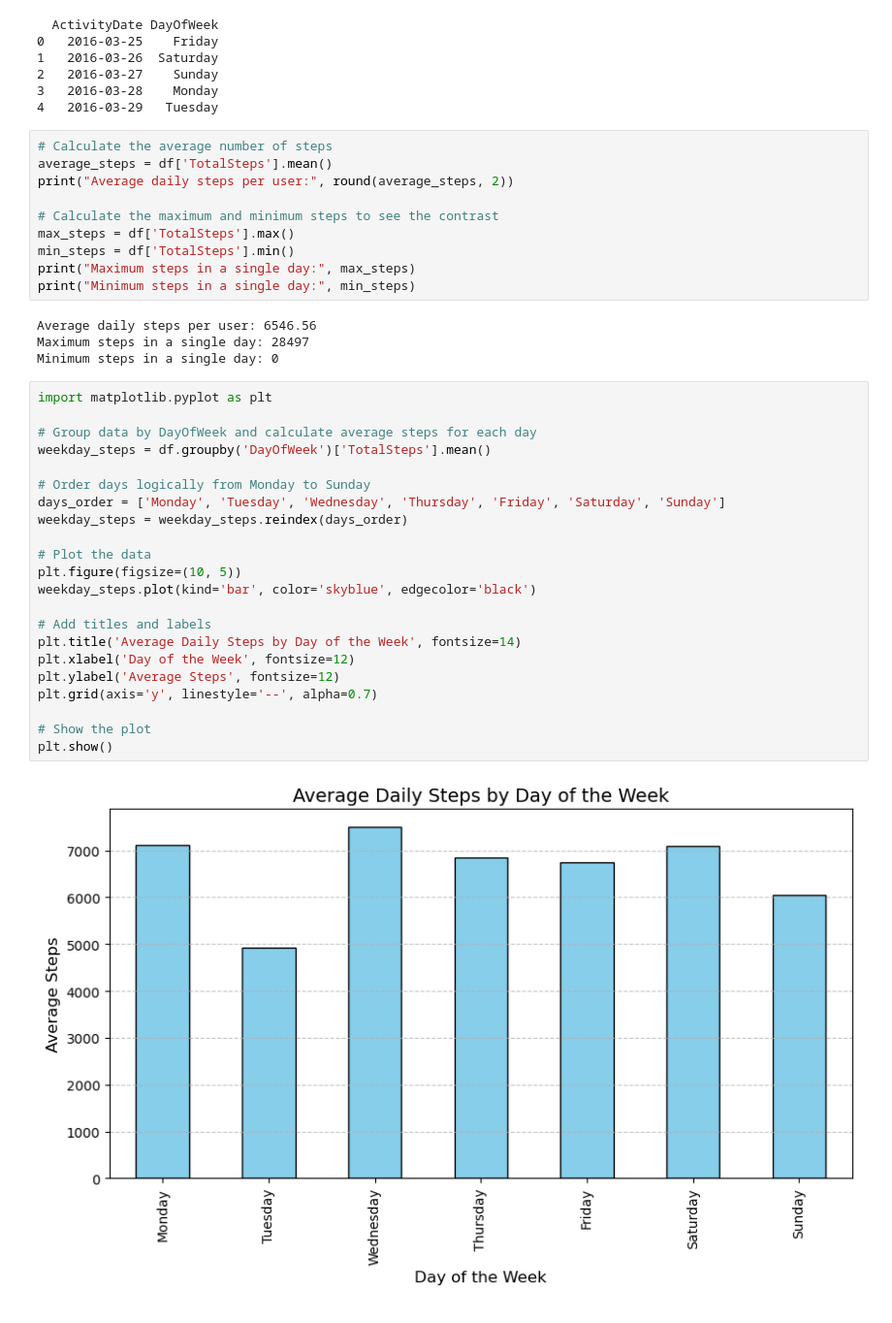
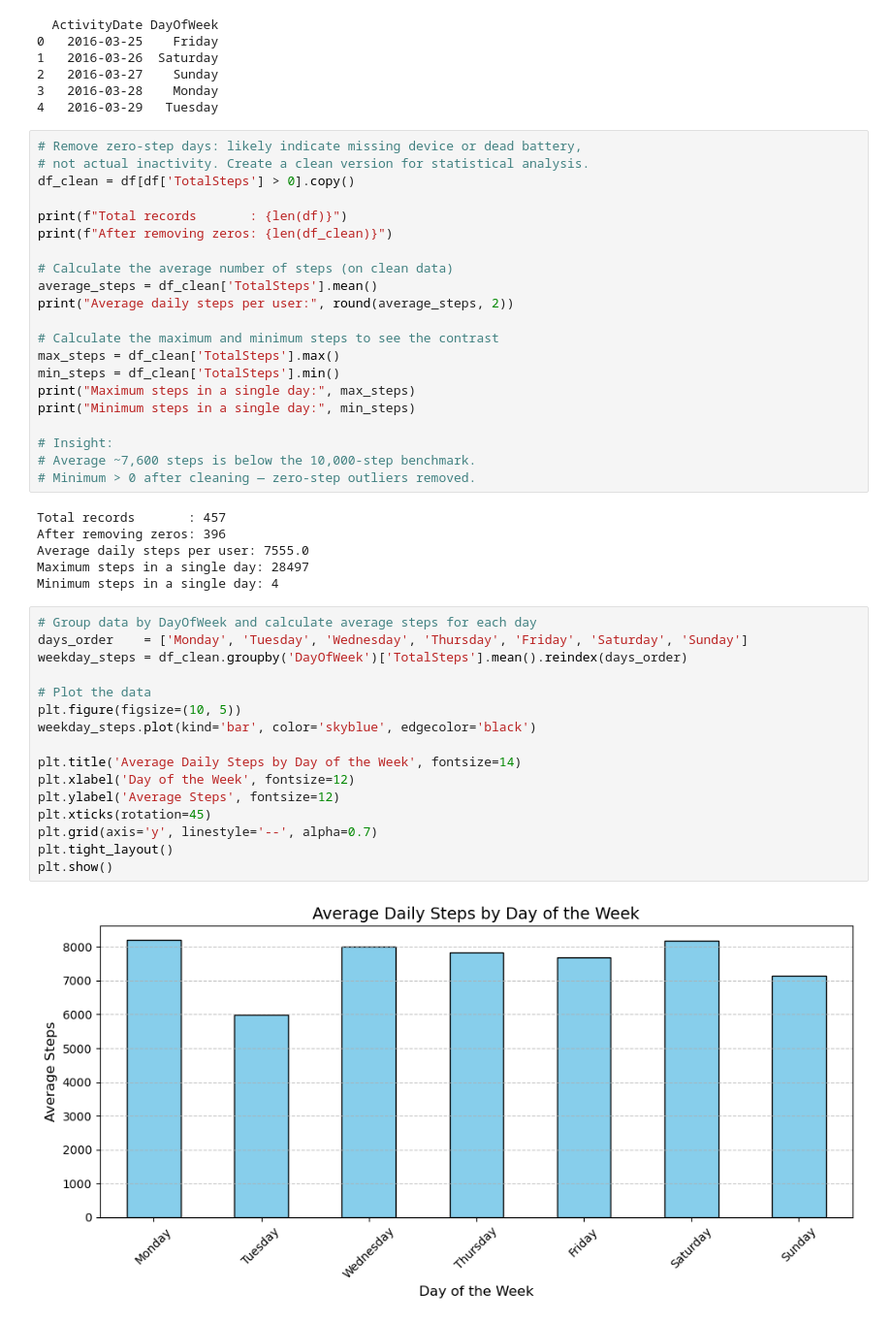
Before and after one commit to EkaterinaS11/bellabeat-fitness-analysis, a Jupyter notebook: 01_Data_Cleaning.ipynb, the cells around one changed output. Shown at 97% size. Drawn from its saved outputs; the diff is of its cells as text.

```diff
--- a/01_Data_Cleaning.ipynb
+++ b/01_Data_Cleaning.ipynb
@@ -97,42 +102,49 @@ print(df[['ActivityDate', 'DayOfWeek']].head())
 3   2016-03-28    Monday
 4   2016-03-29   Tuesday
 # %%
-# Calculate the average number of steps
-average_steps = df['TotalSteps'].mean()
+# Remove zero-step days: likely indicate missing device or dead battery,
+# not actual inactivity. Create a clean version for statistical analysis.
+df_clean = df[df['TotalSteps'] > 0].copy()
+
+print(f"Total records       : {len(df)}")
+print(f"After removing zeros: {len(df_clean)}")
+
+# Calculate the average number of steps (on clean data)
+average_steps = df_clean['TotalSteps'].mean()
 print("Average daily steps per user:", round(average_steps, 2))
 
 # Calculate the maximum and minimum steps to see the contrast
-max_steps = df['TotalSteps'].max()
-min_steps = df['TotalSteps'].min()
+max_steps = df_clean['TotalSteps'].max()
+min_steps = df_clean['TotalSteps'].min()
 print("Maximum steps in a single day:", max_steps)
 print("Minimum steps in a single day:", min_steps)
+
+# Insight:
+# Average ~7,600 steps is below the 10,000-step benchmark.
+# Minimum > 0 after cleaning — zero-step outliers removed.
 # %% [output]
-Average daily steps per user: 6546.56
+Total records       : 457
+After removing zeros: 396
+Average daily steps per user: 7555.0
 Maximum steps in a single day: 28497
-Minimum steps in a single day: 0
+Minimum steps in a single day: 4
 # %%
-import matplotlib.pyplot as plt
-
 # Group data by DayOfWeek and calculate average steps for each day
-weekday_steps = df.groupby('DayOfWeek')['TotalSteps'].mean()
-
-# Order days logically from Monday to Sunday
-days_order = ['Monday', 'Tuesday', 'Wednesday', 'Thursday', 'Friday', 'Saturday', 'Sunday']
-weekday_steps = weekday_steps.reindex(days_order)
+days_order    = ['Monday', 'Tuesday', 'Wednesday', 'Thursday', 'Friday', 'Saturday', 'Sunday']
+weekday_steps = df_clean.groupby('DayOfWeek')['TotalSteps'].mean().reindex(days_order)
 
 # Plot the data
 plt.figure(figsize=(10, 5))
 weekday_steps.plot(kind='bar', color='skyblue', edgecolor='black')
 
-# Add titles and labels
 plt.title('Average Daily Steps by Day of the Week', fontsize=14)
 plt.xlabel('Day of the Week', fontsize=12)
 plt.ylabel('Average Steps', fontsize=12)
+plt.xticks(rotation=45)
 plt.grid(axis='y', linestyle='--', alpha=0.7)
-
-# Show the plot
+plt.tight_layout()
 plt.show()
 # %% [output]
-[figure, old version]
+[figure, new version]
 # %%
 # Calculate the average minutes for each activity intensity
```
Also changed, not shown: parts of 18 cells of this notebook.
